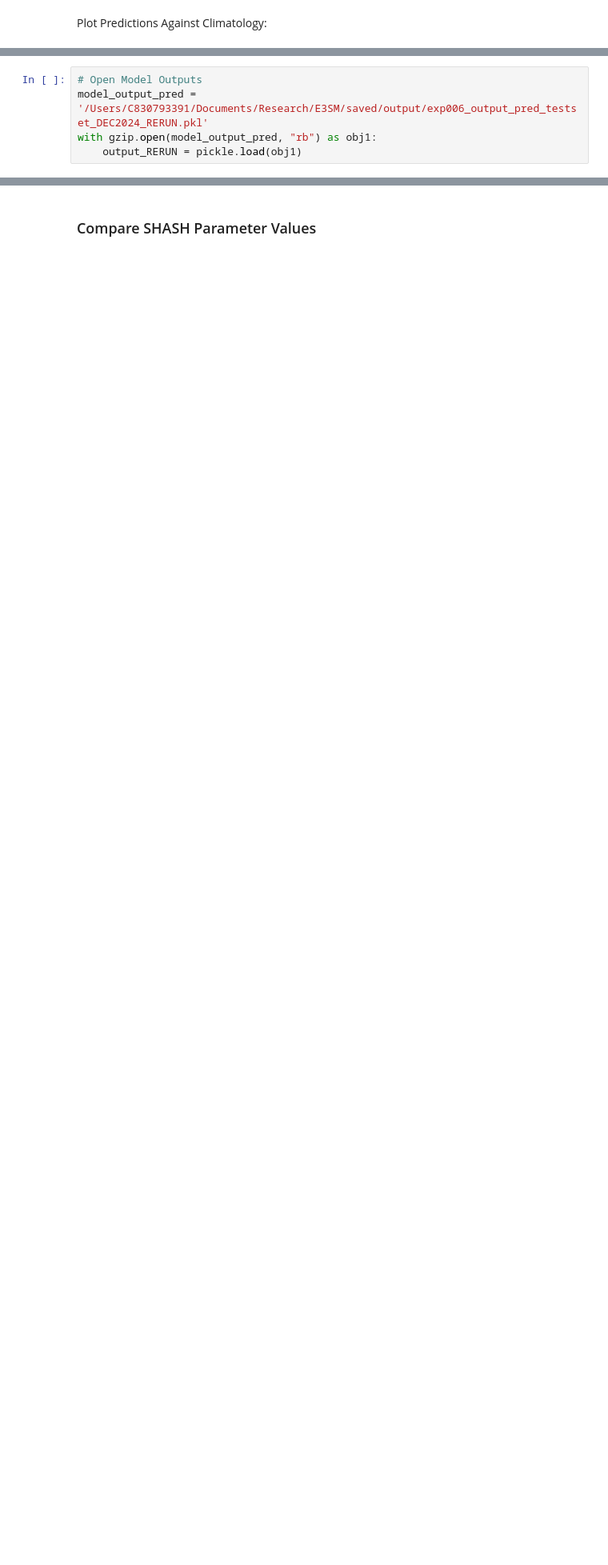
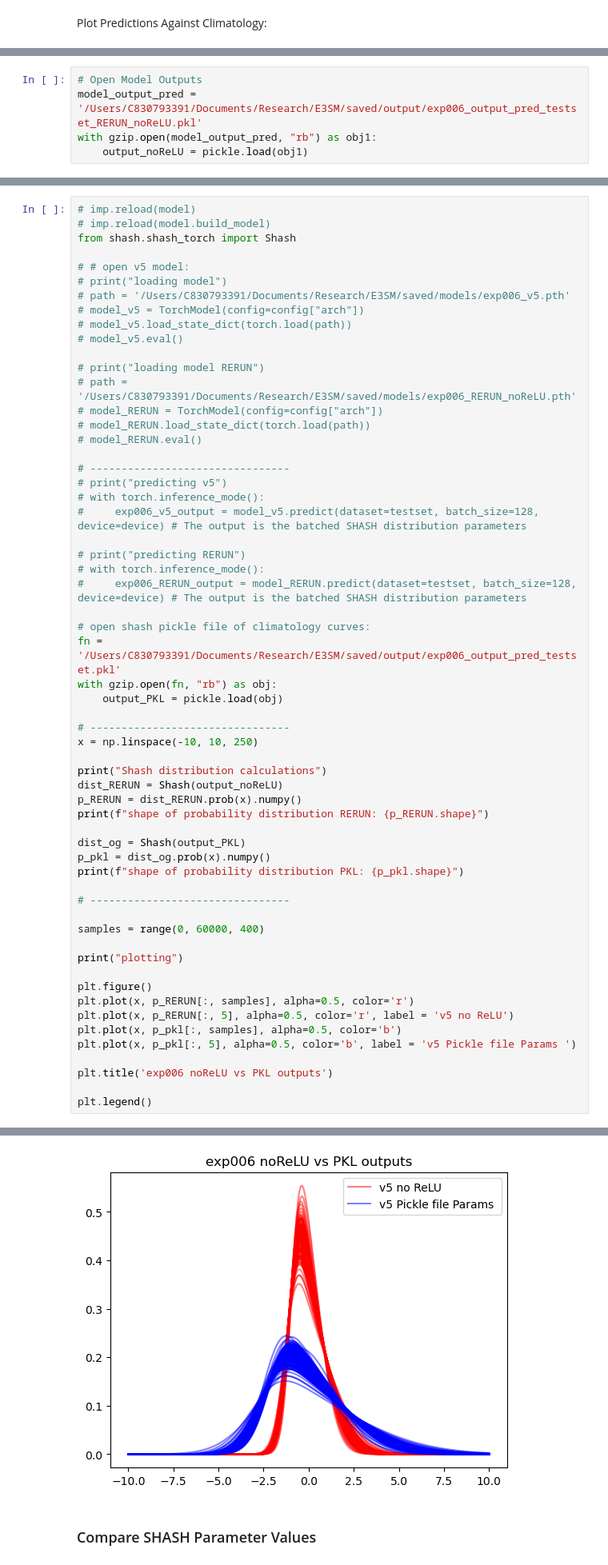
Before and after one commit to Jolan-vP/E3SM, a Jupyter notebook: analysis_006.ipynb, the cells around one changed output, grey strips where cells are left out. Shown at 80% size. Cells and saved outputs as stored; diff of their text form; blank space fills up the shorter version.

```diff
--- a/analysis_006.ipynb
+++ b/analysis_006.ipynb
@@ -317,9 +320,9 @@ with gzip.open(model_output_pred, "wb") as fp:
     pickle.dump(output_RERUN, fp)
 # %%
 # Open Model Outputs
-model_output_pred = '/Users/C830793391/Documents/Research/E3SM/saved/output/exp006_output_pred_testset_DEC2024_RERUN.pkl'
+model_output_pred = '/Users/C830793391/Documents/Research/E3SM/saved/output/exp006_output_pred_testset_RERUN_noReLU.pkl'
 with gzip.open(model_output_pred, "rb") as obj1:
-    output_RERUN = pickle.load(obj1)
+    output_noReLU = pickle.load(obj1)
 # %%
 # from shash.shash_torch import Shash
 # # params = np.zeros((2,4))
@@ -354,0 +354,60 @@ print(p.shape)
+# %%
+# imp.reload(model)
+# imp.reload(model.build_model)
+from shash.shash_torch import Shash
+
+# # open v5 model:
+# print("loading model")
+# path = '/Users/C830793391/Documents/Research/E3SM/saved/models/exp006_v5.pth'
+# model_v5 = TorchModel(config=config["arch"])
+# model_v5.load_state_dict(torch.load(path))
+# model_v5.eval()
+
+# print("loading model RERUN")
+# path = '/Users/C830793391/Documents/Research/E3SM/saved/models/exp006_RERUN_noReLU.pth'
+# model_RERUN = TorchModel(config=config["arch"])
+# model_RERUN.load_state_dict(torch.load(path))
+# model_RERUN.eval()
+
+# --------------------------------
+# print("predicting v5")
+# with torch.inference_mode():
+#     exp006_v5_output = model_v5.predict(dataset=testset, batch_size=128, device=device) # The output is the batched SHASH distribution parameters
+
+# print("predicting RERUN")
+# with torch.inference_mode():
+#     exp006_RERUN_output = model_RERUN.predict(dataset=testset, batch_size=128, device=device) # The output is the batched SHASH distribution parameters
+
+# open shash pickle file of climatology curves:
+fn = '/Users/C830793391/Documents/Research/E3SM/saved/output/exp006_output_pred_testset.pkl'
+with gzip.open(fn, "rb") as obj:
+    output_PKL = pickle.load(obj)
+
+# --------------------------------
+x = np.linspace(-10, 10, 250)
+
+print("Shash distribution calculations")
+dist_RERUN = Shash(output_noReLU)
+p_RERUN = dist_RERUN.prob(x).numpy()
+print(f"shape of probability distribution RERUN: {p_RERUN.shape}")
+
+dist_og = Shash(output_PKL)
+p_pkl = dist_og.prob(x).numpy()
+print(f"shape of probability distribution PKL: {p_pkl.shape}")
+
+# --------------------------------
+
+samples = range(0, 60000, 400)
+
+print("plotting")
+
+plt.figure()
+plt.plot(x, p_RERUN[:, samples], alpha=0.5, color='r')
+plt.plot(x, p_RERUN[:, 5], alpha=0.5, color='r', label = 'v5 no ReLU')
+plt.plot(x, p_pkl[:, samples], alpha=0.5, color='b')
+plt.plot(x, p_pkl[:, 5], alpha=0.5, color='b', label = 'v5 Pickle file Params ')
+
+plt.title('exp006 noReLU vs PKL outputs')
+
+plt.legend()
+# %% [output]
@@ -355,3 +419,4 @@ print(p.shape)
+[figure, added]
 # %% [markdown]
 ### Compare SHASH Parameter Values
 # %%
```
Also changed, not shown: parts of 16 cells of this notebook, 21 other files.
